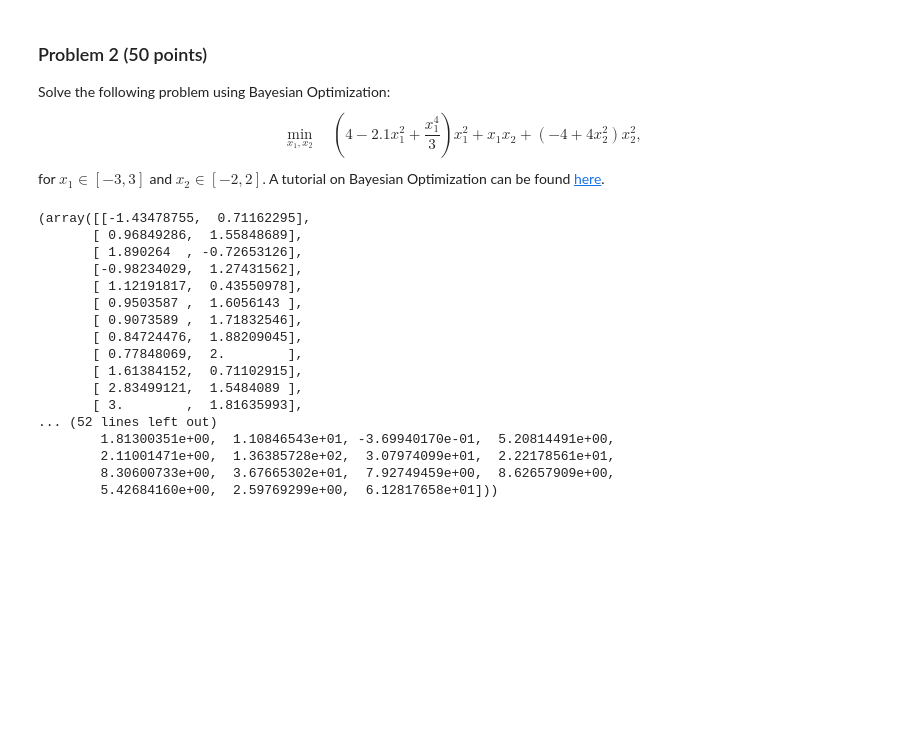
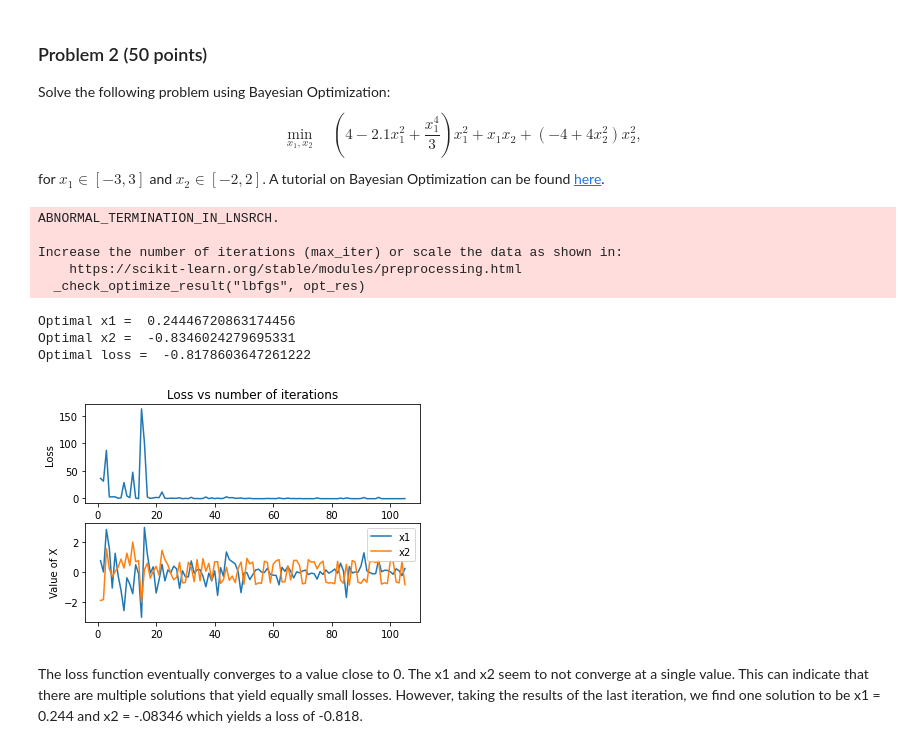
Before and after one commit to dmkim4/DesignOptimization2021Fall, a Jupyter notebook: Homework/Homework 3.ipynb, the cells around one changed output. Saved outputs shown, nothing was run; the diff lists cells and outputs as text; code cells hidden in the pictures; blank space fills up the shorter version.

Commit message:
Added plots and explanations for Problem 2. Homework 3 completed.

```diff
--- a/Homework/Homework 3.ipynb
+++ b/Homework/Homework 3.ipynb
@@ -114,7 +114,6 @@ for $x_1 \in [-3,3]$ and $x_2 \in [-2,2]$. A tutorial on Bayesian Optimization c
 # %%
 # Code is from:
 # https://github.com/thuijskens/bayesian-optimization
-
 """ gp.py
 
 Bayesian optimisation of loss functions.
@@ -125,7 +124,6 @@ import sklearn.gaussian_process as gp
 
 from scipy.stats import norm
 from scipy.optimize import minimize
-
 
 def expected_improvement(x, gaussian_process, evaluated_loss, greater_is_better=False, n_params=1):
     """ expected_improvement
@@ -271,50 +269,67 @@ def bayesian_optimisation(n_iters, sample_loss, bounds, x0=None, n_pre_samples=5
 
         model.fit(xp, yp)
 
         # Sample next hyperparameter
         if random_search:
             x_random = np.random.uniform(bounds[:, 0], bounds[:, 1], size=(random_search, n_params))
             ei = -1 * expected_improvement(x_random, model, yp, greater_is_better=True, n_params=n_params)
             next_sample = x_random[np.argmax(ei), :]
         else:
-            next_sample = sample_next_hyperparameter(expected_improvement, model, yp, greater_is_better=True, bounds=bounds, n_restarts=100)
+            next_sample = sample_next_hyperparameter(expected_improvement, model, yp, greater_is_better=False, bounds=bounds, n_restarts=100)
 
         # Duplicates will break the GP. In case of a duplicate, we will randomly sample a next query point.
         if np.any(np.abs(next_sample - xp) <= epsilon):
             next_sample = np.random.uniform(bounds[:, 0], bounds[:, 1], bounds.shape[0])
 
         # Sample loss for new set of parameters
         cv_score = sample_loss(next_sample)
 
         # Update lists
         x_list.append(next_sample)
         y_list.append(cv_score)
 
         # Update xp and yp
         xp = np.array(x_list)
         yp = np.array(y_list)
 
     return xp, yp
 
+n_iters = 100
+n_pre_samples = 5
+
 objFun = lambda x: (4-2.1*x[0]**2+(x[0]**4/3))*x[0]**2+x[0]*x[1]+(-4+4*x[1]**2)*x[1]**2
 bounds = np.array([[-3, 3], [-2, 2]])
-answer = bayesian_optimisation(50, objFun , bounds, x0=None, n_pre_samples=5, gp_params=None, random_search=False, alpha=1e-5, epsilon=1e-7)
-print(answer)
+x, loss = bayesian_optimisation(n_iters, objFun , bounds, x0=None, n_pre_samples=5, gp_params=None, random_search=False, alpha=1e-5, epsilon=1e-7)
+
+import matplotlib.pyplot as plt
+
+# Plot loss vs number of iterations
+ax1 = plt.subplot(211)
+plt.plot(np.linspace(1,(n_iters+n_pre_samples),(n_iters+n_pre_samples)), loss)
+plt.title('Loss vs number of iterations')
+plt.xlabel('Number of iterations')
+plt.ylabel('Loss')
+
+# Plot x1 and x2 vs number of iterations
+ax2 = plt.subplot(212)
+matplot.plot(np.linspace(1,(n_iters+n_pre_samples),(n_iters+n_pre_samples)), x)
+plt.ylabel('Value of X')
+plt.legend(["x1", "x2"], loc ="upper right")
+
+
+# Print last iterated value of x1 and x2
+print('Optimal x1 = ', x[-1,0])
+print('Optimal x2 = ', x[-1,1])
+print('Optimal loss = ', loss[-1])
 # %% [output]
-(array([[-1.43478755,  0.71162295],
-       [ 0.96849286,  1.55848689],
-       [ 1.890264  , -0.72653126],
-       [-0.98234029,  1.27431562],
-       [ 1.12191817,  0.43550978],
-       [ 0.9503587 ,  1.6056143 ],
-       [ 0.9073589 ,  1.71832546],
-       [ 0.84724476,  1.88209045],
-       [ 0.77848069,  2.        ],
-       [ 1.61384152,  0.71102915],
-       [ 2.83499121,  1.5484089 ],
-       [ 3.        ,  1.81635993],
-... (52 lines left out)
-        1.81300351e+00,  1.10846543e+01, -3.69940170e-01,  5.20814491e+00,
-        2.11001471e+00,  1.36385728e+02,  3.07974099e+01,  2.22178561e+01,
-        8.30600733e+00,  3.67665302e+01,  7.92749459e+00,  8.62657909e+00,
-        5.42684160e+00,  2.59769299e+00,  6.12817658e+01]))
+ABNORMAL_TERMINATION_IN_LNSRCH.
+
+Increase the number of iterations (max_iter) or scale the data as shown in:
+    https://scikit-learn.org/stable/modules/preprocessing.html
+  _check_optimize_result("lbfgs", opt_res)
+Optimal x1 =  0.24446720863174456
+Optimal x2 =  -0.8346024279695331
+Optimal loss =  -0.8178603647261222
+[figure, added]
+# %% [markdown]
+The loss function eventually converges to a value close to 0. The x1 and x2 seem to not converge at a single value. This can indicate that there are multiple solutions that yield equally small losses. However, taking the results of the last iteration, we find one solution to be x1 = 0.244 and x2 = -.08346 which yields a loss of -0.818.
```
Also changed, not shown: parts of 4 cells of this notebook.
